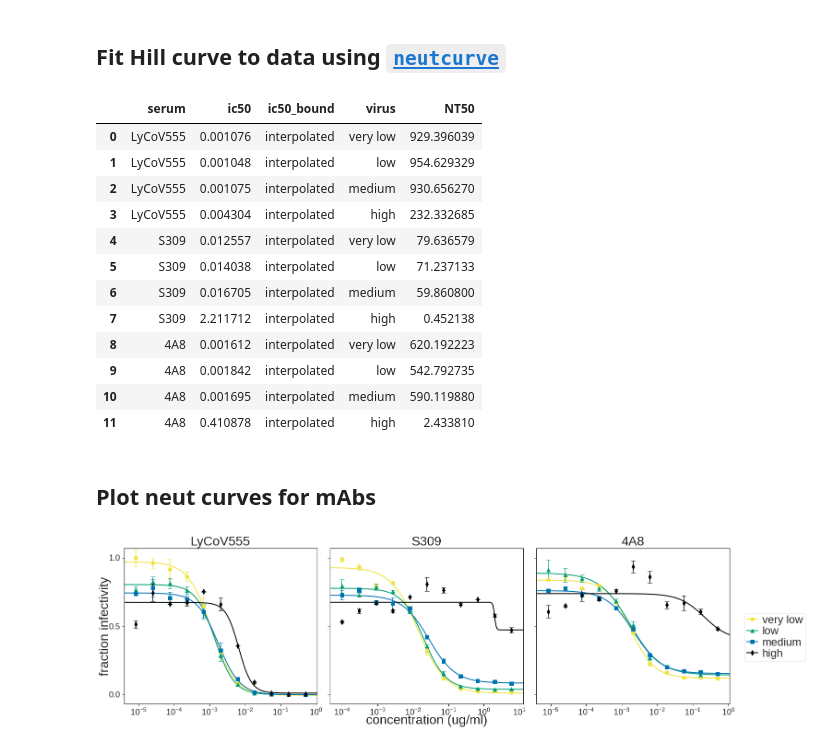
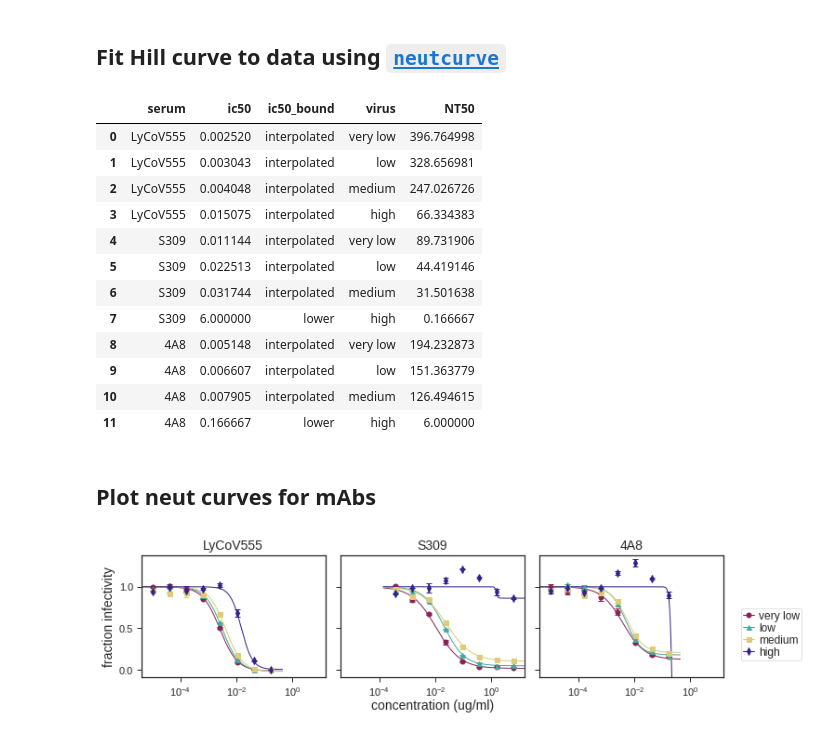
Before and after one commit to jbloomlab/Ace2_expression_neuts, a Jupyter notebook: virus_neutralization_mAbs.ipynb, the cells around one changed output. Drawn from its saved outputs; the diff is of its cells as text; code cells hidden in the pictures.

```diff
--- a/virus_neutralization_mAbs.ipynb
+++ b/virus_neutralization_mAbs.ipynb
@@ -63,7 +63,7 @@ frac_infect
 # %% [markdown]
 ## Fit Hill curve to data using [`neutcurve`](https://jbloomlab.github.io/neutcurve/)
 # %%
-fits = neutcurve.CurveFits(frac_infect, fixbottom= False, fixtop= False)
+fits = neutcurve.CurveFits(frac_infect, fixbottom= False, fixtop= True)
 # %%
 fitparams = (
         fits.fitParams()
@@ -78,18 +78,18 @@ fitparams['virus'] = pd.Categorical(fitparams['virus'], categories=cat_order, or
 fitparams
 # %% [output]
 |  | serum | ic50 | ic50_bound | virus | NT50 |
-| 0 | LyCoV555 | 0.001076 | interpolated | very low | 929.396039 |
-| 1 | LyCoV555 | 0.001048 | interpolated | low | 954.629329 |
-| 2 | LyCoV555 | 0.001075 | interpolated | medium | 930.656270 |
-| 3 | LyCoV555 | 0.004304 | interpolated | high | 232.332685 |
-| 4 | S309 | 0.012557 | interpolated | very low | 79.636579 |
-| 5 | S309 | 0.014038 | interpolated | low | 71.237133 |
-| 6 | S309 | 0.016705 | interpolated | medium | 59.860800 |
-| 7 | S309 | 2.211712 | interpolated | high | 0.452138 |
-| 8 | 4A8 | 0.001612 | interpolated | very low | 620.192223 |
-| 9 | 4A8 | 0.001842 | interpolated | low | 542.792735 |
-| 10 | 4A8 | 0.001695 | interpolated | medium | 590.119880 |
-| 11 | 4A8 | 0.410878 | interpolated | high | 2.433810 |
+| 0 | LyCoV555 | 0.002520 | interpolated | very low | 396.764998 |
+| 1 | LyCoV555 | 0.003043 | interpolated | low | 328.656981 |
+| 2 | LyCoV555 | 0.004048 | interpolated | medium | 247.026726 |
+| 3 | LyCoV555 | 0.015075 | interpolated | high | 66.334383 |
+| 4 | S309 | 0.011144 | interpolated | very low | 89.731906 |
+| 5 | S309 | 0.022513 | interpolated | low | 44.419146 |
+| 6 | S309 | 0.031744 | interpolated | medium | 31.501638 |
+| 7 | S309 | 6.000000 | lower | high | 0.166667 |
+| 8 | 4A8 | 0.005148 | interpolated | very low | 194.232873 |
+| 9 | 4A8 | 0.006607 | interpolated | low | 151.363779 |
+| 10 | 4A8 | 0.007905 | interpolated | medium | 126.494615 |
+| 11 | 4A8 | 0.166667 | lower | high | 6.000000 |
 # %%
 fitparams['ic50_is_bound'] = fitparams['ic50_bound'].apply(lambda x: True if x!='interpolated' else False)
 # %% [markdown]
@@ -97,19 +97,19 @@ fitparams['ic50_is_bound'] = fitparams['ic50_bound'].apply(lambda x: True if x!=
 # %%
 #not sure about color, but at least I managed to change them! When I indicate colors this way, does it pick from the cbpalatte?
 fig, axes = fits.plotSera(
                           viruses=['very low', 'low', 'medium', 'high'],
                           xlabel='concentration (ug/ml)',
                           ncol=6,
-                          widthscale=2,
-                          heightscale=2,
-                          titlesize=28, labelsize=28, ticksize=18, legendfontsize=24, yticklocs=[0,0.5,1],
-                          markersize=8, linewidth=2,
+                          widthscale=1,
+                          heightscale=1,
+                          titlesize=14, labelsize=14, ticksize=11, legendfontsize=12, yticklocs=[0,0.5,1],
+                          markersize=5, linewidth=1,
                           virus_to_color_marker={
-                              'very low': ('#F0E442', 'o'),
-                              'low': ('#009E73', '^'),
-                              'medium': ('#0072B2', 's'),
-                              'high': ('black', 'd')},
-                          sharex=False
+                              'very low': ('#882255', 'o'),
+                              'low': ('#44AA99', '^'),
+                              'medium': ('#DDCC77', 's'),
+                              'high': ('#332288', 'd')},
+                          sharex=True
                          )
 # %% [output]
-[figure, old version]
+[figure, new version]
```
Also changed, not shown: parts of 1 cell of this notebook, 8 other files.
